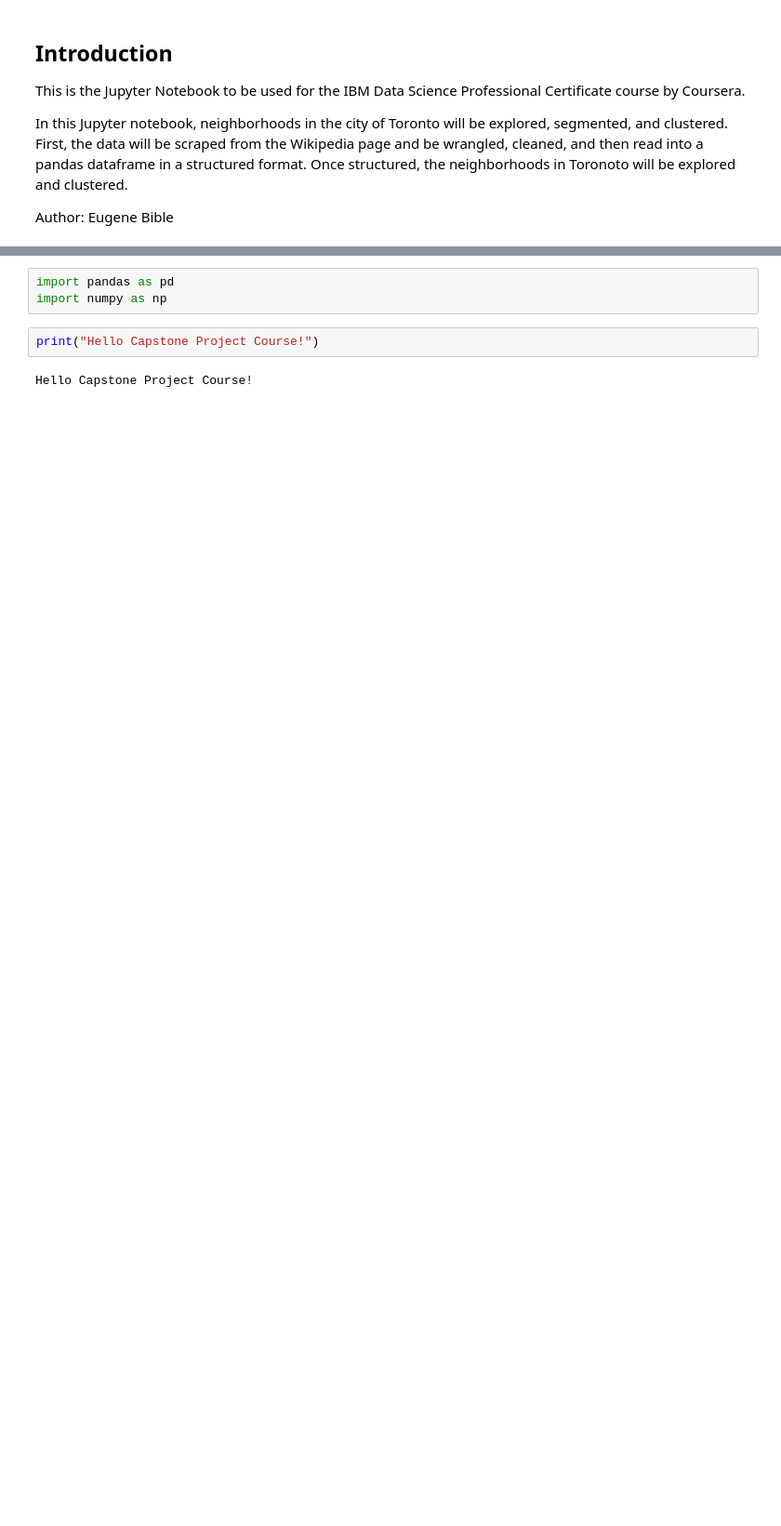
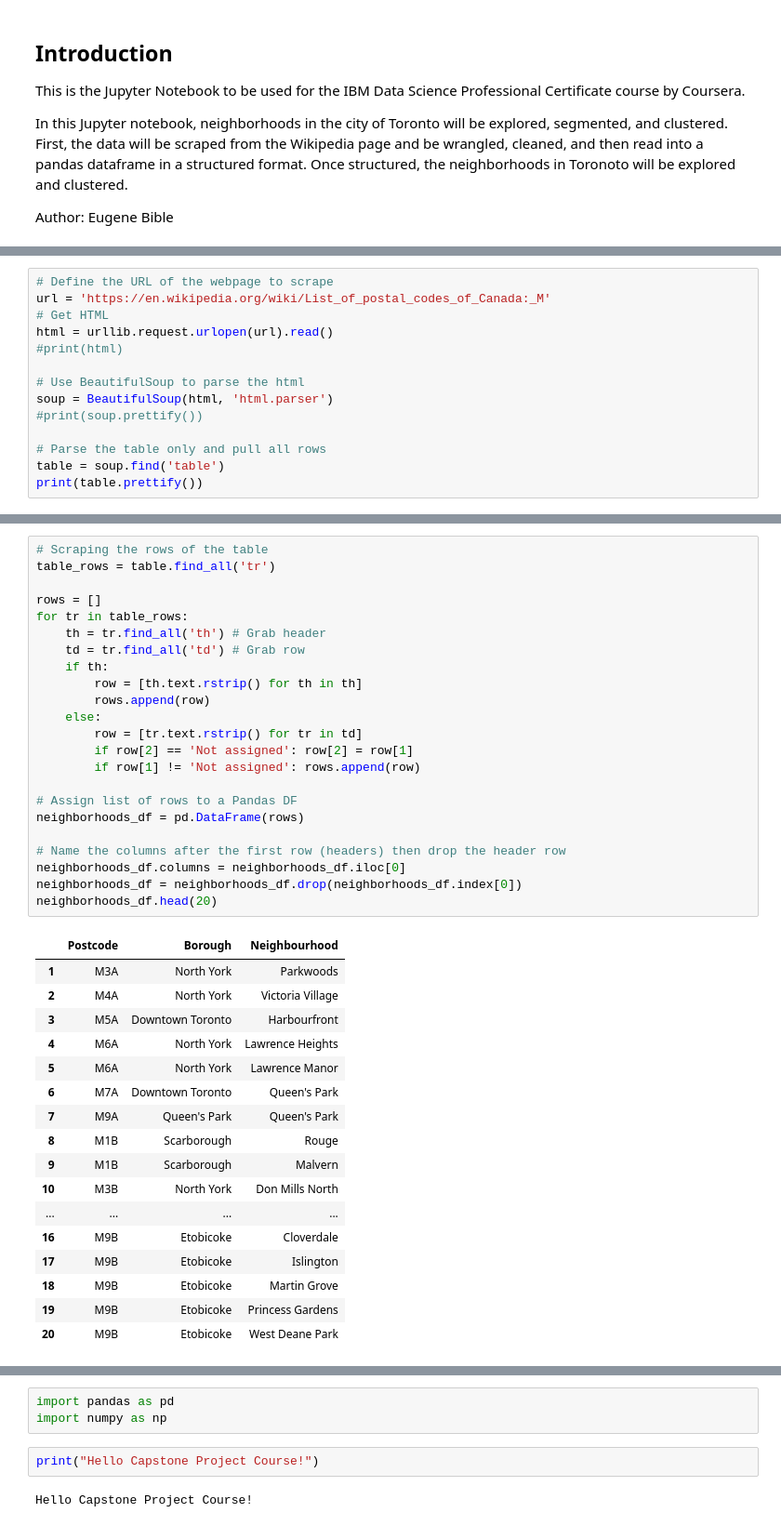
Before and after one commit to Glitch852/Coursera_Capstone, a Jupyter notebook: IBM Data Science Capstone - EB.ipynb, the cells around one changed output, grey strips where cells are left out. Shown at 93% size. Cells and saved outputs as stored; diff of their text form; blank space fills up the shorter version.

```diff
--- a/IBM Data Science Capstone - EB.ipynb
+++ b/IBM Data Science Capstone - EB.ipynb
@@ -21,0 +43,14 @@ This notebook will be used for the projects from the Coursera IBM Data Science C
+# %%
+# Define the URL of the webpage to scrape
+url = 'https://en.wikipedia.org/wiki/List_of_postal_codes_of_Canada:_M'
+# Get HTML
+html = urllib.request.urlopen(url).read()
+#print(html)
+
+# Use BeautifulSoup to parse the html
+soup = BeautifulSoup(html, 'html.parser')
+#print(soup.prettify())
+
+# Parse the table only and pull all rows
+table = soup.find('table')
+print(table.prettify())
@@ -21,0 +84,41 @@ This notebook will be used for the projects from the Coursera IBM Data Science C
+# %%
+# Scraping the rows of the table
+table_rows = table.find_all('tr')
+
+rows = []
+for tr in table_rows:
+    th = tr.find_all('th') # Grab header
+    td = tr.find_all('td') # Grab row
+    if th:
+        row = [th.text.rstrip() for th in th]
+        rows.append(row)
+    else:
+        row = [tr.text.rstrip() for tr in td]
+        if row[2] == 'Not assigned': row[2] = row[1]
+        if row[1] != 'Not assigned': rows.append(row)
+
+# Assign list of rows to a Pandas DF
+neighborhoods_df = pd.DataFrame(rows)
+
+# Name the columns after the first row (headers) then drop the header row
+neighborhoods_df.columns = neighborhoods_df.iloc[0]
+neighborhoods_df = neighborhoods_df.drop(neighborhoods_df.index[0])
+neighborhoods_df.head(20)
+# %% [output]
+|  | Postcode | Borough | Neighbourhood |
+| 1 | M3A | North York | Parkwoods |
+| 2 | M4A | North York | Victoria Village |
+| 3 | M5A | Downtown Toronto | Harbourfront |
+| 4 | M6A | North York | Lawrence Heights |
+| 5 | M6A | North York | Lawrence Manor |
+| 6 | M7A | Downtown Toronto | Queen's Park |
+| 7 | M9A | Queen's Park | Queen's Park |
+| 8 | M1B | Scarborough | Rouge |
+| 9 | M1B | Scarborough | Malvern |
+| 10 | M3B | North York | Don Mills North |
+| ... | ... | ... | ... |
+| 16 | M9B | Etobicoke | Cloverdale |
+| 17 | M9B | Etobicoke | Islington |
+| 18 | M9B | Etobicoke | Martin Grove |
+| 19 | M9B | Etobicoke | Princess Gardens |
+| 20 | M9B | Etobicoke | West Deane Park |
```
Also changed, not shown: parts of 14 cells of this notebook.
